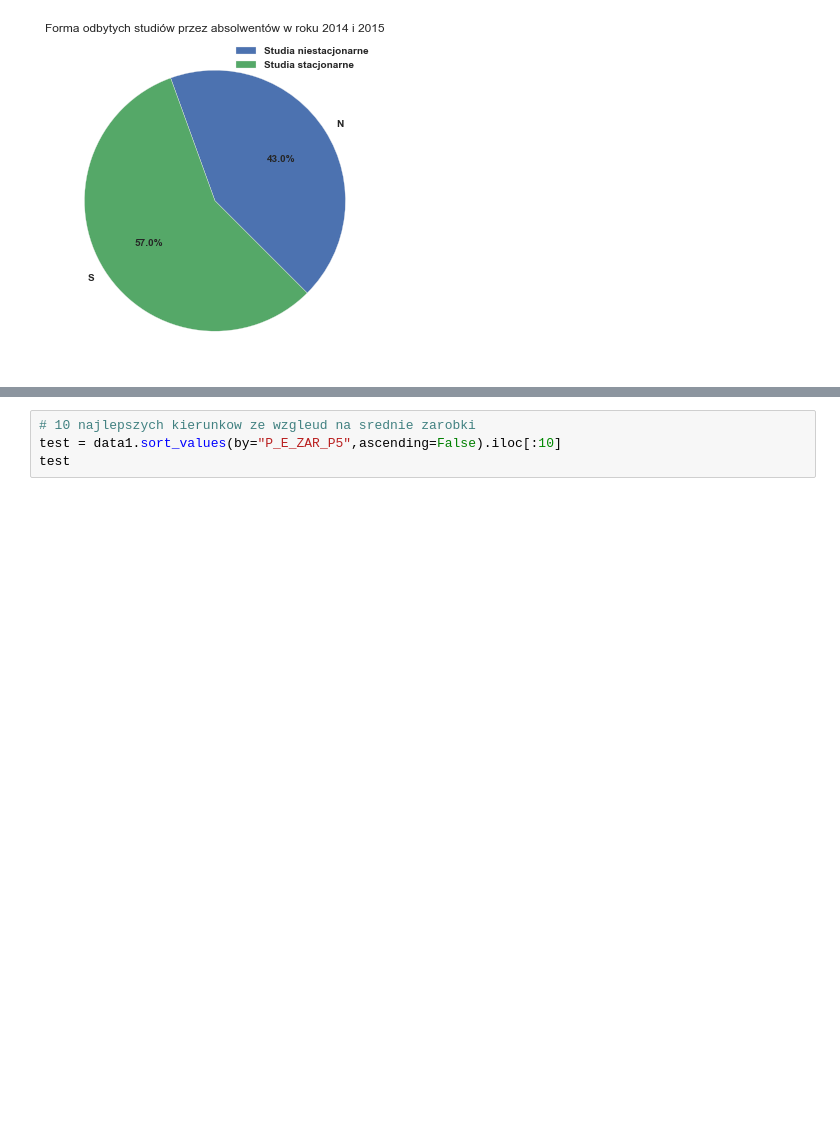
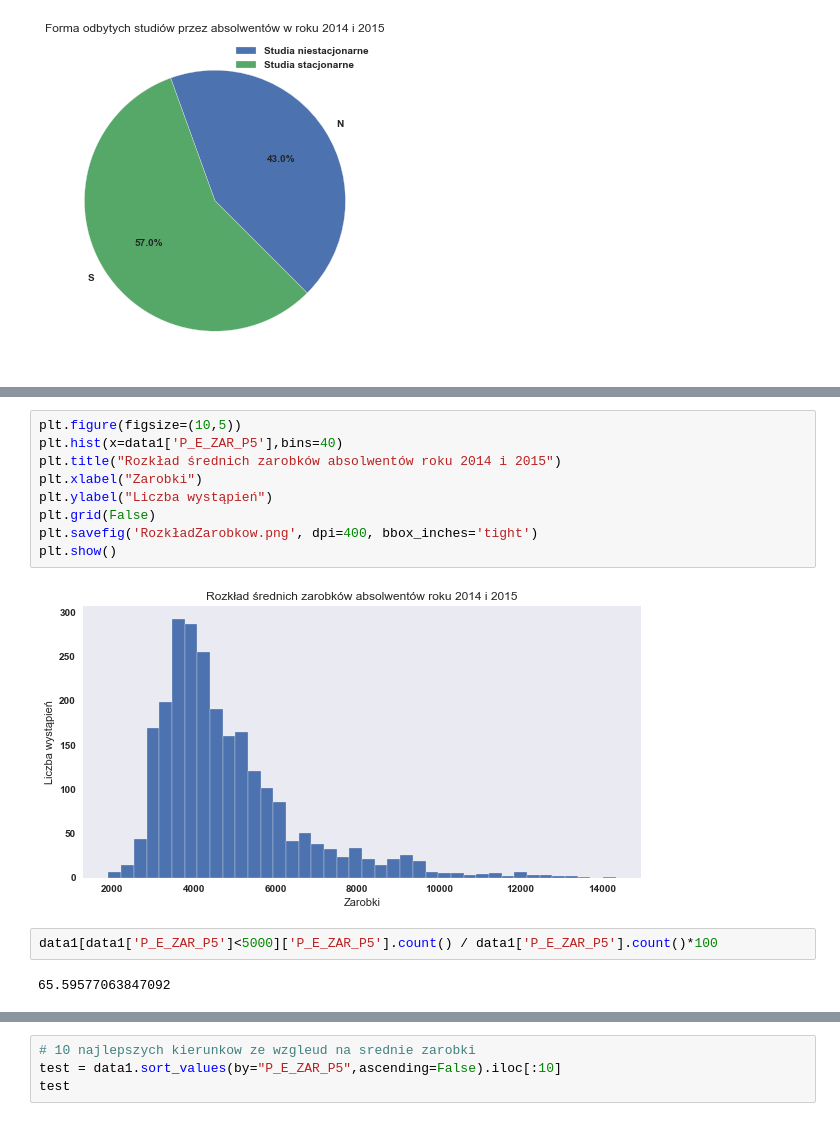
Before and after one commit to CptQuak/CasestudyGraduateEarnings, a Jupyter notebook: zadanie1.ipynb, the cells around one changed output, grey strips where cells are left out. Saved outputs shown, nothing was run; the diff lists cells and outputs as text; blank space fills up the shorter version.

```diff
--- a/zadanie1.ipynb
+++ b/zadanie1.ipynb
@@ -120,0 +122,15 @@ plt.show()
+# %%
+plt.figure(figsize=(10,5))
+plt.hist(x=data1['P_E_ZAR_P5'],bins=40)
+plt.title("Rozkład średnich zarobków absolwentów roku 2014 i 2015")
+plt.xlabel("Zarobki")
+plt.ylabel("Liczba wystąpień")
+plt.grid(False)
+plt.savefig('RozkładZarobkow.png', dpi=400, bbox_inches='tight')
+plt.show()
+# %% [output]
+[figure, added]
+# %%
+data1[data1['P_E_ZAR_P5']<5000]['P_E_ZAR_P5'].count() / data1['P_E_ZAR_P5'].count()*100
+# %% [output]
+65.59577063847092
```
Also changed, not shown: parts of 3 cells of this notebook, 3 other files.
